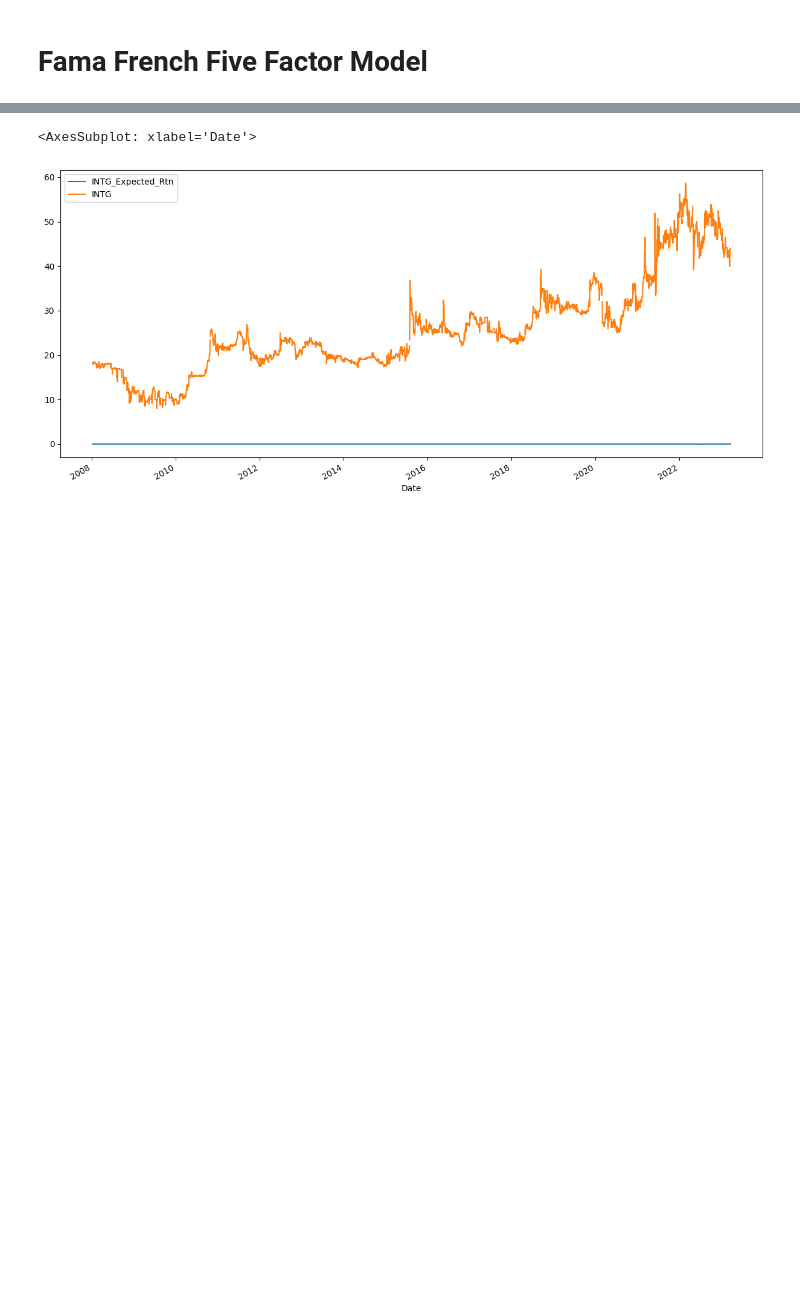
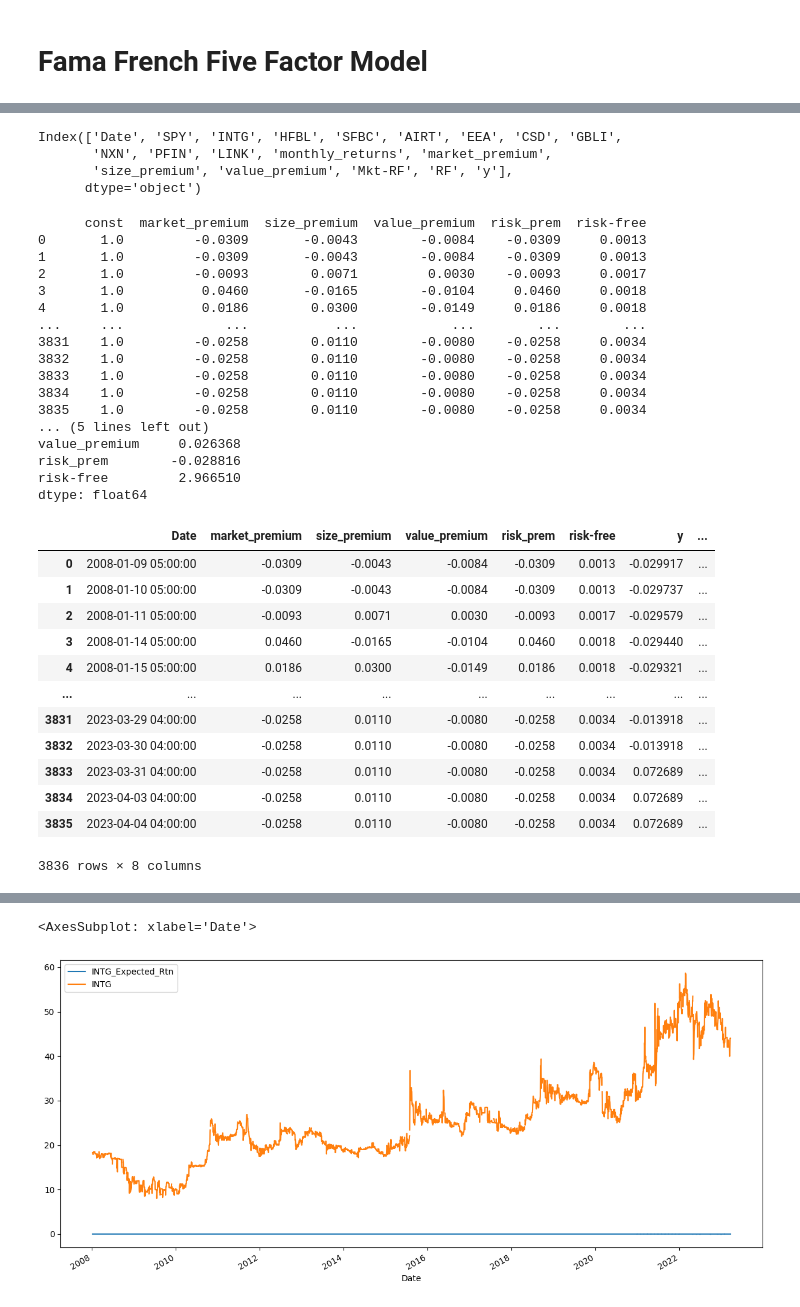
Before and after one commit to jboesen/ajs-trading-bot, a Jupyter notebook: 5.2 FFF Portfolio.ipynb, the cells around one changed output, grey strips where cells are left out. Drawn from its saved outputs; the diff is of its cells as text; code cells hidden in the pictures; blank space fills up the shorter version.

Commit message:
old ff3 model

```diff
--- a/5.2 FFF Portfolio.ipynb
+++ b/5.2 FFF Portfolio.ipynb
@@ -29,0 +112,53 @@ df = df.dropna()
+# %%
+intg.columns
+# %% [output]
+Index(['Date', 'SPY', 'INTG', 'HFBL', 'SFBC', 'AIRT', 'EEA', 'CSD', 'GBLI',
+       'NXN', 'PFIN', 'LINK', 'monthly_returns', 'market_premium',
+       'size_premium', 'value_premium', 'Mkt-RF', 'RF', 'y'],
+      dtype='object')
+# %%
+def get_coefs(df, ticker):
+  y = df['y']
+  X = df[['market_premium', 'size_premium', 'value_premium', 'risk_prem', 'risk-free']]
+  X = sm.add_constant(X)
+  # get all x rows with no null values
+  print(X[X.notnull().any(axis=1)])
+  ff_model = sm.OLS(y, X).fit()
+  print(ff_model.params)
+  predicted_y = ff_model.predict(X)
+
+  # update the expected returns column with the latest prediction
+  df[f'{ticker}_Expected_Rtn'] = predicted_y / 30
+  return df
+get_coefs(intg, 'INTG')
+# %% [output]
+      const  market_premium  size_premium  value_premium  risk_prem  risk-free
+0       1.0         -0.0309       -0.0043        -0.0084    -0.0309     0.0013
+1       1.0         -0.0309       -0.0043        -0.0084    -0.0309     0.0013
+2       1.0         -0.0093        0.0071         0.0030    -0.0093     0.0017
+3       1.0          0.0460       -0.0165        -0.0104     0.0460     0.0018
+4       1.0          0.0186        0.0300        -0.0149     0.0186     0.0018
+...     ...             ...           ...            ...        ...        ...
+3831    1.0         -0.0258        0.0110        -0.0080    -0.0258     0.0034
+3832    1.0         -0.0258        0.0110        -0.0080    -0.0258     0.0034
+3833    1.0         -0.0258        0.0110        -0.0080    -0.0258     0.0034
+3834    1.0         -0.0258        0.0110        -0.0080    -0.0258     0.0034
+3835    1.0         -0.0258        0.0110        -0.0080    -0.0258     0.0034
+... (5 lines left out)
+value_premium     0.026368
+risk_prem        -0.028816
+risk-free         2.966510
+dtype: float64
+|  | Date | market_premium | size_premium | value_premium | risk_prem | risk-free | y | ... |
+| 0 | 2008-01-09 05:00:00 | -0.0309 | -0.0043 | -0.0084 | -0.0309 | 0.0013 | -0.029917 | ... |
+| 1 | 2008-01-10 05:00:00 | -0.0309 | -0.0043 | -0.0084 | -0.0309 | 0.0013 | -0.029737 | ... |
+| 2 | 2008-01-11 05:00:00 | -0.0093 | 0.0071 | 0.0030 | -0.0093 | 0.0017 | -0.029579 | ... |
+| 3 | 2008-01-14 05:00:00 | 0.0460 | -0.0165 | -0.0104 | 0.0460 | 0.0018 | -0.029440 | ... |
+| 4 | 2008-01-15 05:00:00 | 0.0186 | 0.0300 | -0.0149 | 0.0186 | 0.0018 | -0.029321 | ... |
+| ... | ... | ... | ... | ... | ... | ... | ... | ... |
+| 3831 | 2023-03-29 04:00:00 | -0.0258 | 0.0110 | -0.0080 | -0.0258 | 0.0034 | -0.013918 | ... |
+| 3832 | 2023-03-30 04:00:00 | -0.0258 | 0.0110 | -0.0080 | -0.0258 | 0.0034 | -0.013918 | ... |
+| 3833 | 2023-03-31 04:00:00 | -0.0258 | 0.0110 | -0.0080 | -0.0258 | 0.0034 | 0.072689 | ... |
+| 3834 | 2023-04-03 04:00:00 | -0.0258 | 0.0110 | -0.0080 | -0.0258 | 0.0034 | 0.072689 | ... |
+| 3835 | 2023-04-04 04:00:00 | -0.0258 | 0.0110 | -0.0080 | -0.0258 | 0.0034 | 0.072689 | ... |
+3836 rows × 8 columns
```
Also changed, not shown: parts of 12 cells of this notebook.
